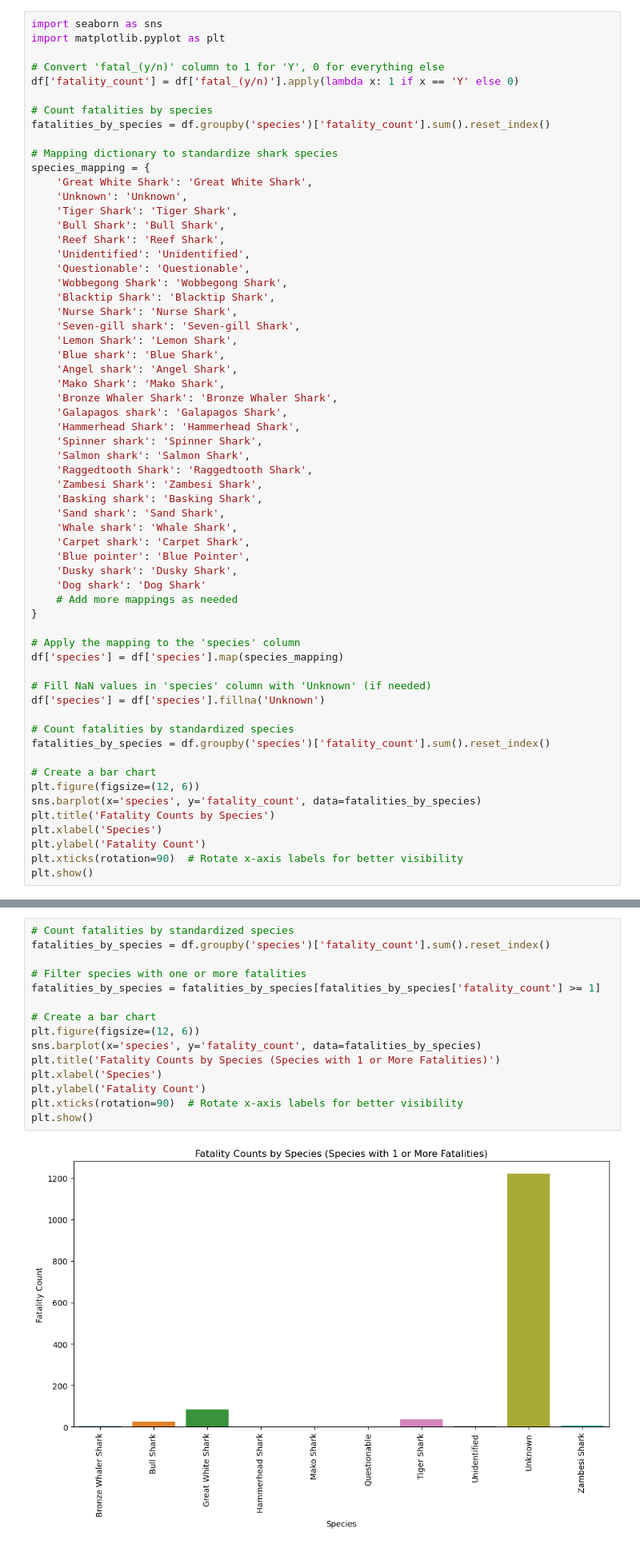
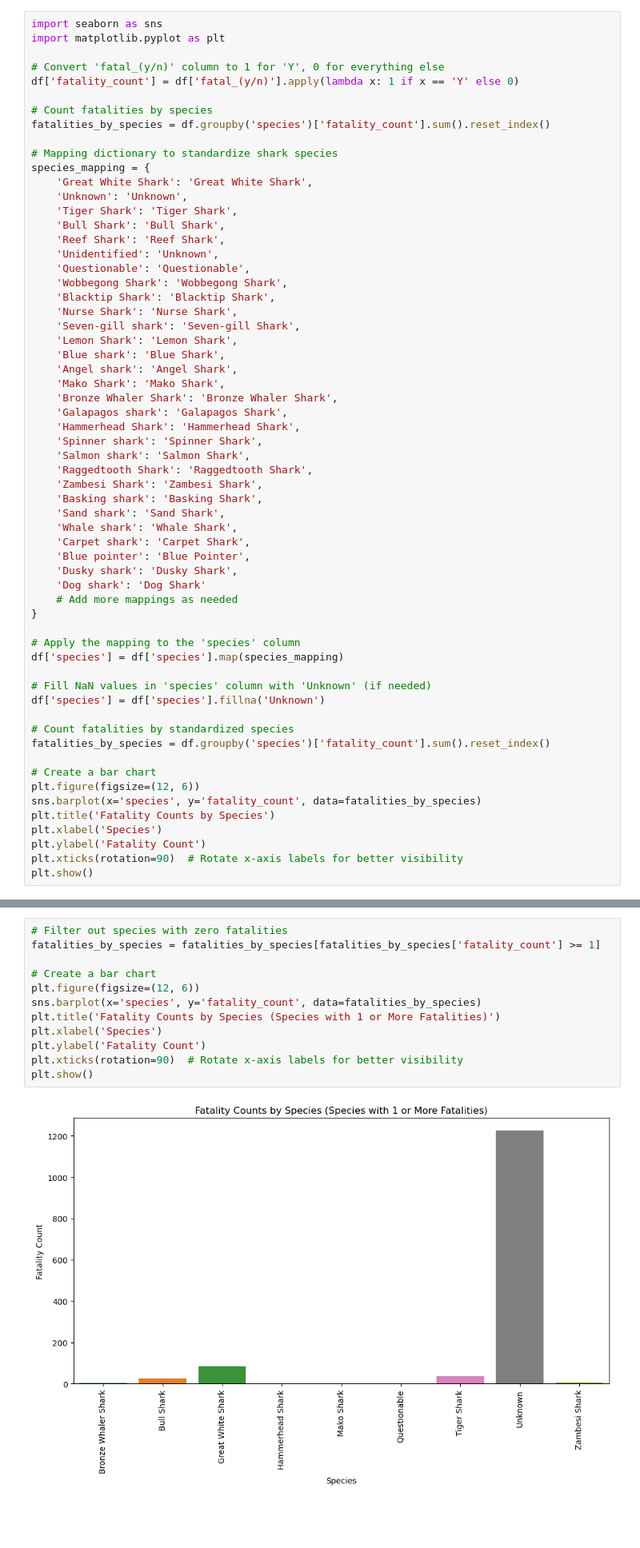
Before and after one commit to HagenGrant/project-1-group-05, a Jupyter notebook: Bradley/Shark Attacks-BRADLEY.ipynb, the cells around one changed output, grey strips where cells are left out. Shown: that part at 80% size. Cells and saved outputs as stored; diff of their text form; blank space fills up the shorter version.

```diff
--- a/Bradley/Shark Attacks-BRADLEY.ipynb
+++ b/Bradley/Shark Attacks-BRADLEY.ipynb
@@ -529,7 +529,7 @@ species_mapping = {
     'Tiger Shark': 'Tiger Shark',
     'Bull Shark': 'Bull Shark',
     'Reef Shark': 'Reef Shark',
-    'Unidentified': 'Unidentified',
+    'Unidentified': 'Unknown',
     'Questionable': 'Questionable',
     'Wobbegong Shark': 'Wobbegong Shark',
     'Blacktip Shark': 'Blacktip Shark',
@@ -578,17 +578,14 @@ plt.show()
 # %%
-# Count fatalities by standardized species
-fatalities_by_species = df.groupby('species')['fatality_count'].sum().reset_index()
-
-# Filter species with one or more fatalities
+# Filter out species with zero fatalities
 fatalities_by_species = fatalities_by_species[fatalities_by_species['fatality_count'] >= 1]
 
 # Create a bar chart
 plt.figure(figsize=(12, 6))
 sns.barplot(x='species', y='fatality_count', data=fatalities_by_species)
 plt.title('Fatality Counts by Species (Species with 1 or More Fatalities)')
 plt.xlabel('Species')
 plt.ylabel('Fatality Count')
 plt.xticks(rotation=90)  # Rotate x-axis labels for better visibility
 plt.show()
 # %% [output]
-[figure, old version]
+[figure, new version]
```
Also changed, not shown: parts of 7 cells of this notebook.
